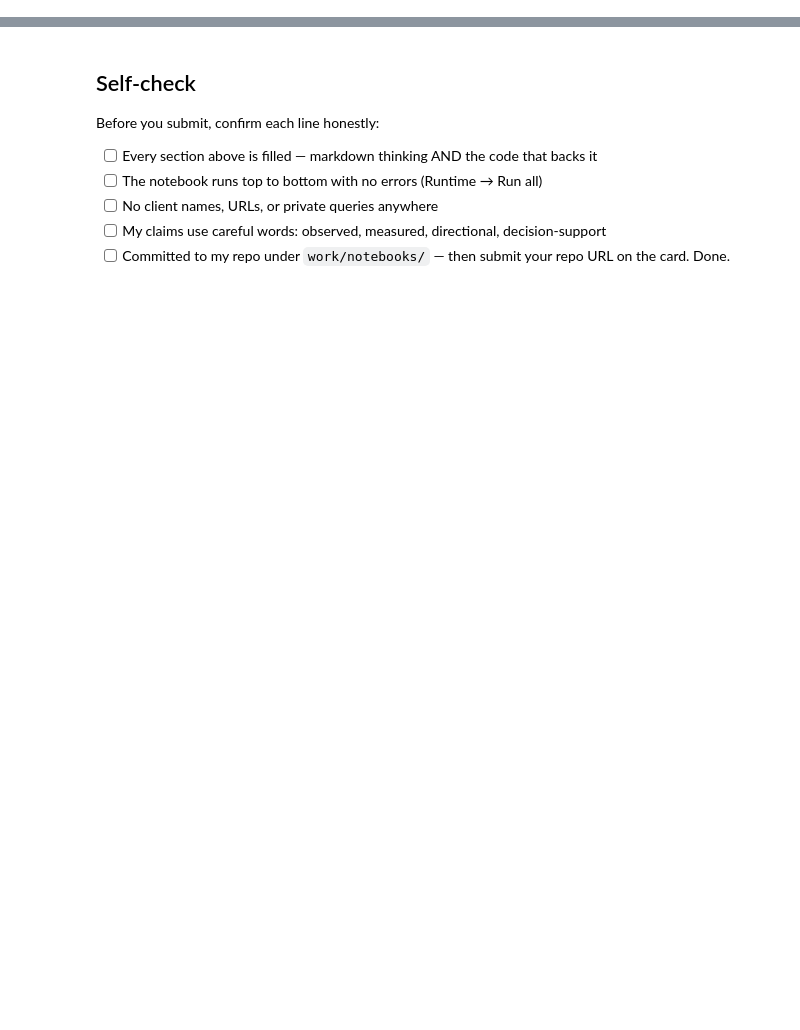
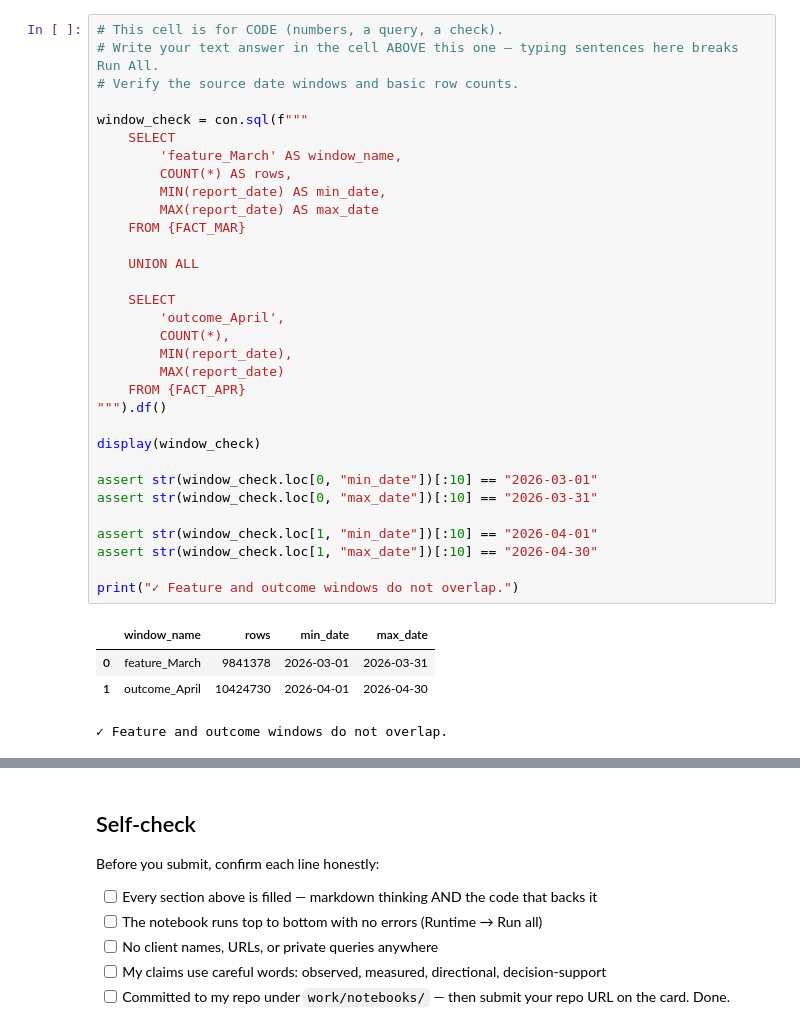
Before and after one commit to ShamKottish/FlyRankML, a Jupyter notebook: work/notebooks/w03_data_contract.ipynb, the cells around one changed output, grey strips where cells are left out. Saved outputs shown, nothing was run; the diff lists cells and outputs as text; blank space fills up the shorter version.

```diff
--- a/work/notebooks/w03_data_contract.ipynb
+++ b/work/notebooks/w03_data_contract.ipynb
@@ -12,0 +73,37 @@ This skeleton is yours to fill. Work the sections **in order** — each one has
+# %%
+# This cell is for CODE (numbers, a query, a check).
+# Write your text answer in the cell ABOVE this one — typing sentences here breaks Run All.
+# Verify the source date windows and basic row counts.
+
+window_check = con.sql(f"""
+    SELECT
+        'feature_March' AS window_name,
+        COUNT(*) AS rows,
+        MIN(report_date) AS min_date,
+        MAX(report_date) AS max_date
+    FROM {FACT_MAR}
+
+    UNION ALL
+
+    SELECT
+        'outcome_April',
+        COUNT(*),
+        MIN(report_date),
+        MAX(report_date)
+    FROM {FACT_APR}
+""").df()
+
+display(window_check)
+
+assert str(window_check.loc[0, "min_date"])[:10] == "2026-03-01"
+assert str(window_check.loc[0, "max_date"])[:10] == "2026-03-31"
+
+assert str(window_check.loc[1, "min_date"])[:10] == "2026-04-01"
+assert str(window_check.loc[1, "max_date"])[:10] == "2026-04-30"
+
+print("✓ Feature and outcome windows do not overlap.")
+# %% [output]
+|  | window_name | rows | min_date | max_date |
+| 0 | feature_March | 9841378 | 2026-03-01 | 2026-03-31 |
+| 1 | outcome_April | 10424730 | 2026-04-01 | 2026-04-30 |
+✓ Feature and outcome windows do not overlap.
```
Also changed, not shown: parts of 14 cells of this notebook.
